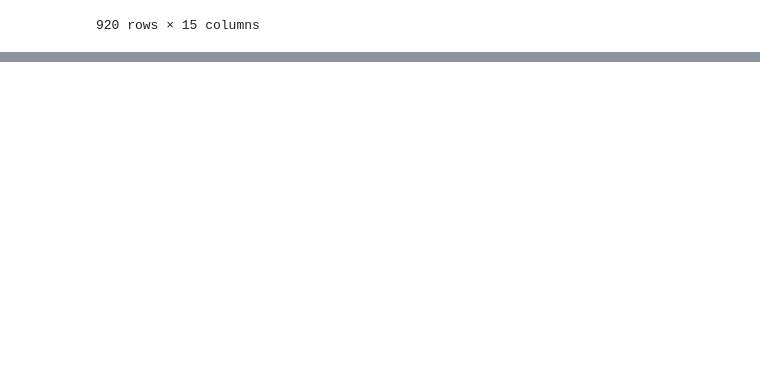
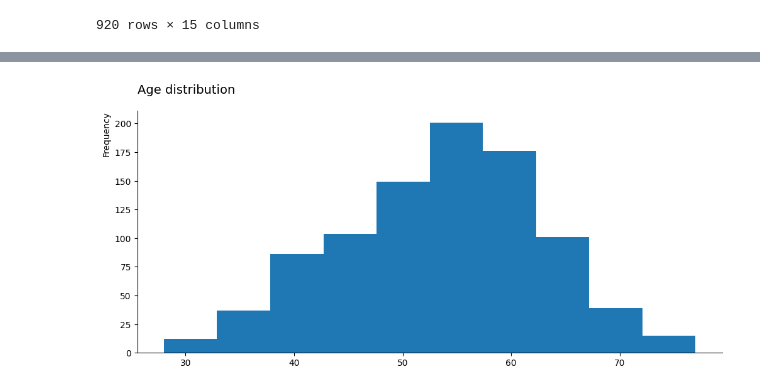
Before and after one commit to davidsmv/MachineLearningPortfolio, a Jupyter notebook: unsupervised_projects/1 - Clustering_For_Heart_Disease_Analysis.ipynb, the cells around one changed output, grey strips where cells are left out. Drawn from its saved outputs; the diff is of its cells as text; code cells hidden in the pictures; blank space fills up the shorter version.

```diff
--- a/unsupervised_projects/1 - Clustering_For_Heart_Disease_Analysis.ipynb
+++ b/unsupervised_projects/1 - Clustering_For_Heart_Disease_Analysis.ipynb
@@ -38,0 +75,8 @@ df
+# %%
+ax = df["age"].plot(kind="hist", bins=10, figsize=(12, 5))
+ax.set_title("Age distribution", fontsize=14, loc="left", pad=20)
+ax.set_ylabel("Frequency", loc="top")
+ax.spines["top"].set_visible(False)
+ax.spines["right"].set_visible(False)
+# %% [output]
+[figure, added]
```
Also changed, not shown: parts of 5 cells of this notebook.
